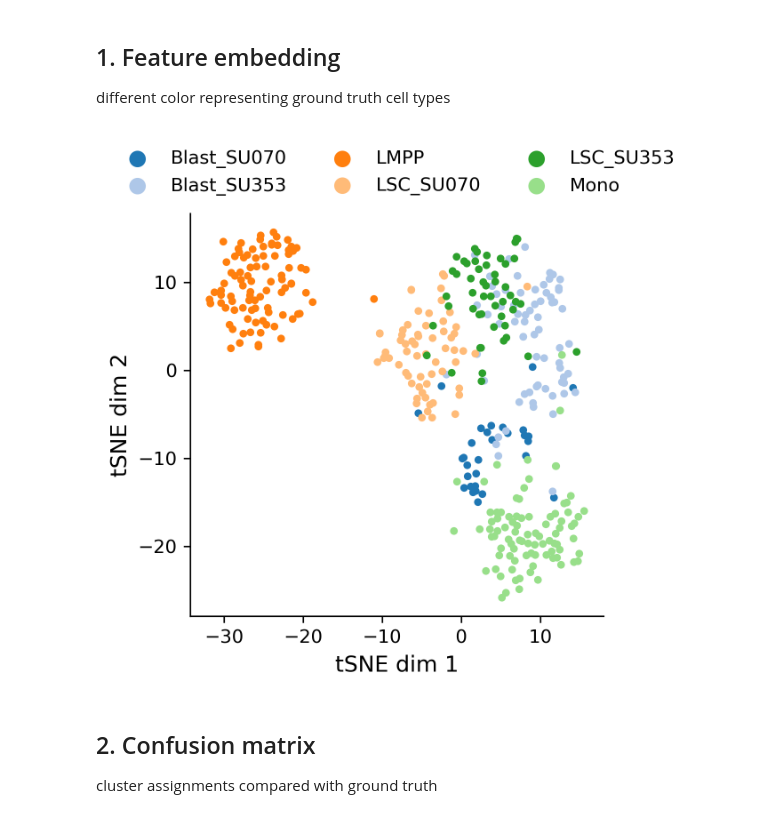
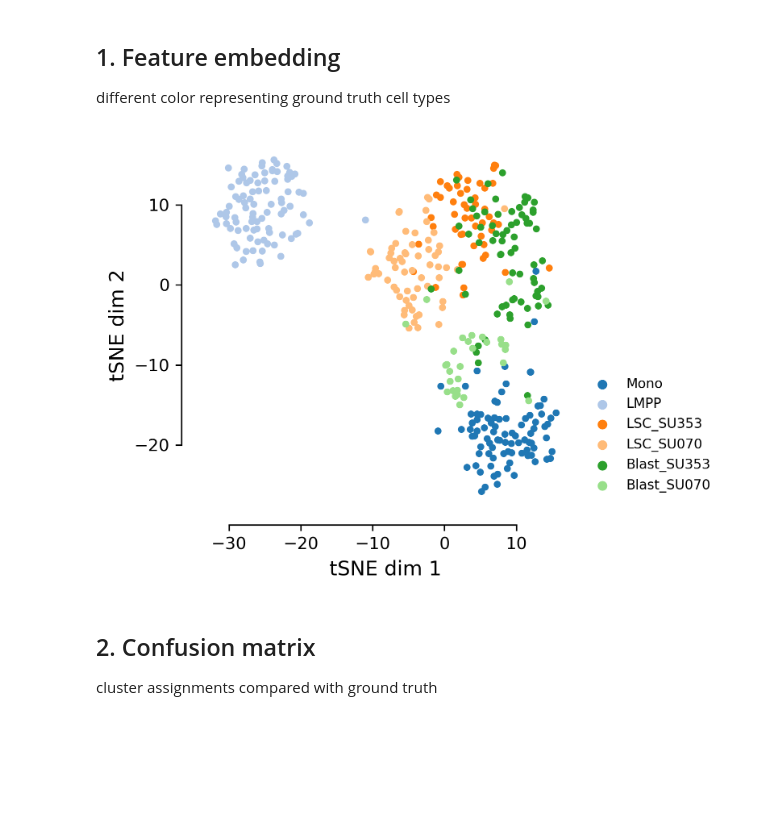
Before and after one commit to jsxlei/SCALE, a Jupyter notebook: notebooks/tutorial.ipynb, the cells around one changed output. Cells and saved outputs as stored; diff of their text form; code cells hidden in the pictures; blank space fills up the shorter version.

```diff
--- a/notebooks/tutorial.ipynb
+++ b/notebooks/tutorial.ipynb
@@ -96,10 +87,11 @@ _, assignments = cluster_acc(assignments, ref) # reassignment cluster
 different color representing ground truth cell types
 # %%
 feature = pd.read_csv(feature_file, sep='\t', index_col=0, header=None)
-# %%
-plot_embedding(feature, ref, classes, markersize=10, figsize=(4,4))
-# %% [output]
-[figure, removed]
+# %%
+legend_params = {'loc':'right', 'ncol':1, 'bbox_to_anchor':(1.4, 0.2), 'fontsize':8, 'markerscale':1.5}
+plot_embedding(feature, y, classes=classes, markersize=10, figsize=(4,4), legend_params=legend_params )
+# %% [output]
+[figure, added]
 # %% [markdown]
 ## 2. Confusion matrix
 cluster assignments compared with ground truth
```
Also changed, not shown: parts of 22 cells of this notebook, 7 other files.
